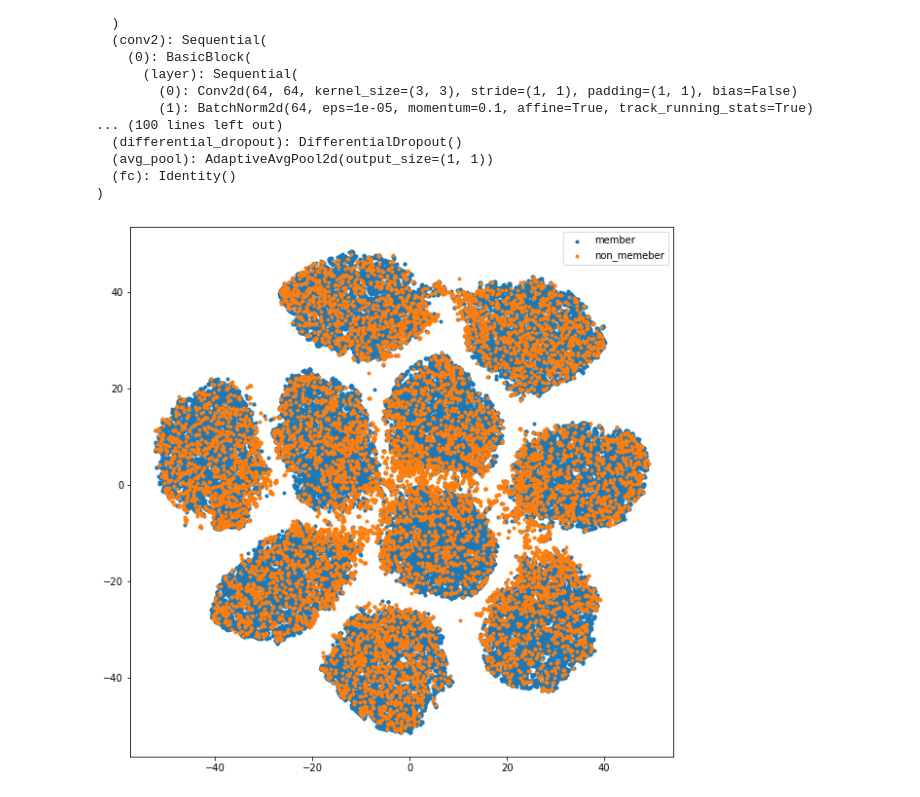
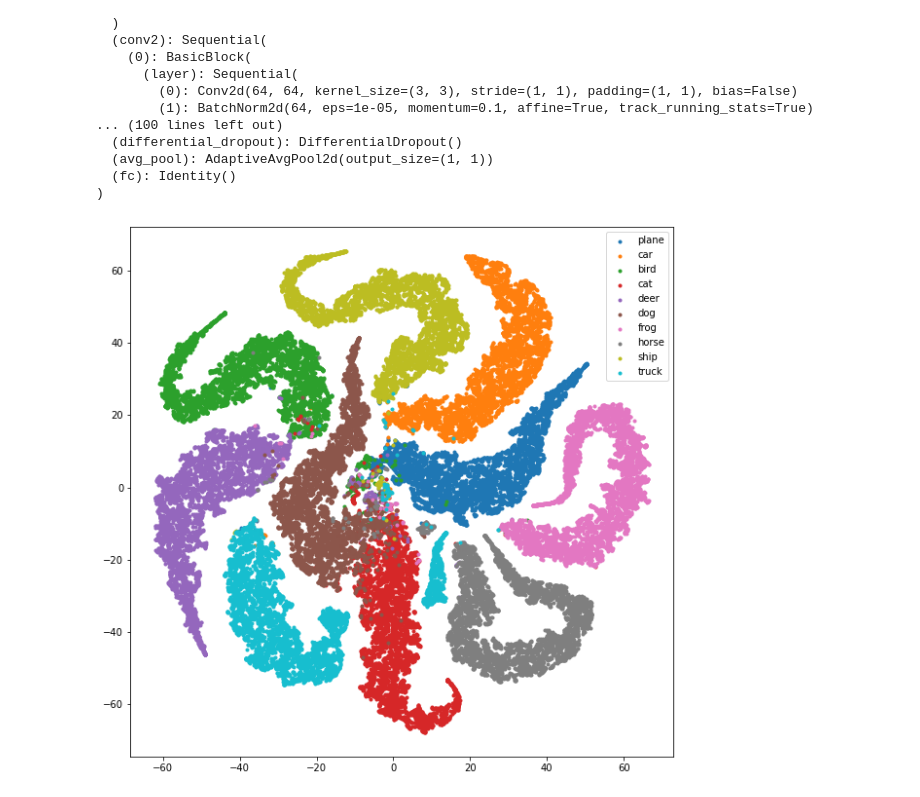
Before and after one commit to DASH-Lab/differential-dropout, a Jupyter notebook: metrics/tSNE.ipynb, the cells around one changed output. Drawn from its saved outputs; the diff is of its cells as text; code cells hidden in the pictures.

```diff
--- a/metrics/tSNE.ipynb
+++ b/metrics/tSNE.ipynb
@@ -86,35 +86,37 @@ classes = nonmember_set.classes
 # %%
 actual = []
 deep_features = []
 
 model.eval()
 with torch.no_grad():
-    for data in nonmember_loader:
-        images, labels = data[0].to(device), data[1].to(device)
-        features, _ = model(images)
+    # for data in nonmember_loader:
+    #     images, labels = data[0].to(device), data[1].to(device)
+    #     features, _ = model(images)
 
-        deep_features += features.cpu().numpy().tolist()
-        actual += np.ones_like(labels.cpu().numpy()).tolist()
+    #     deep_features += features.cpu().numpy().tolist()
+    #     # actual += np.ones_like(labels.cpu().numpy()).tolist()
+    #     actual += labels.cpu().numpy().tolist()
 
     for data in member_loader:
         images, labels = data[0].to(device), data[1].to(device)
         features, _ = model(images)
 
         deep_features += features.cpu().numpy().tolist()
-        actual += np.zeros_like(labels.cpu().numpy()).tolist()
+        # actual += np.zeros_like(labels.cpu().numpy()).tolist()
+        actual += labels.cpu().numpy().tolist()
 
 tsne = TSNE(n_components=2, random_state=0)
 cluster = np.array(tsne.fit_transform(np.array(deep_features)))
 actual = np.array(actual)
 
 plt.figure(figsize=(10, 10))
-# cifar = ['plane', 'car', 'bird', 'cat', 'deer', 'dog', 'frog', 'horse', 'ship', 'truck']
-labels = ['member', 'non_memeber']
+labels = ['plane', 'car', 'bird', 'cat', 'deer', 'dog', 'frog', 'horse', 'ship', 'truck']
+# labels = ['member', 'non_memeber']
 for i, label in zip(range(10), labels):
     idx = np.where(actual == i)
     plt.scatter(cluster[idx, 0], cluster[idx, 1], marker='.', label=label)
 
 plt.legend()
 plt.show()
 # %% [output]
-[figure, old version]
+[figure, new version]
```
Also changed, not shown: 1 other file.
